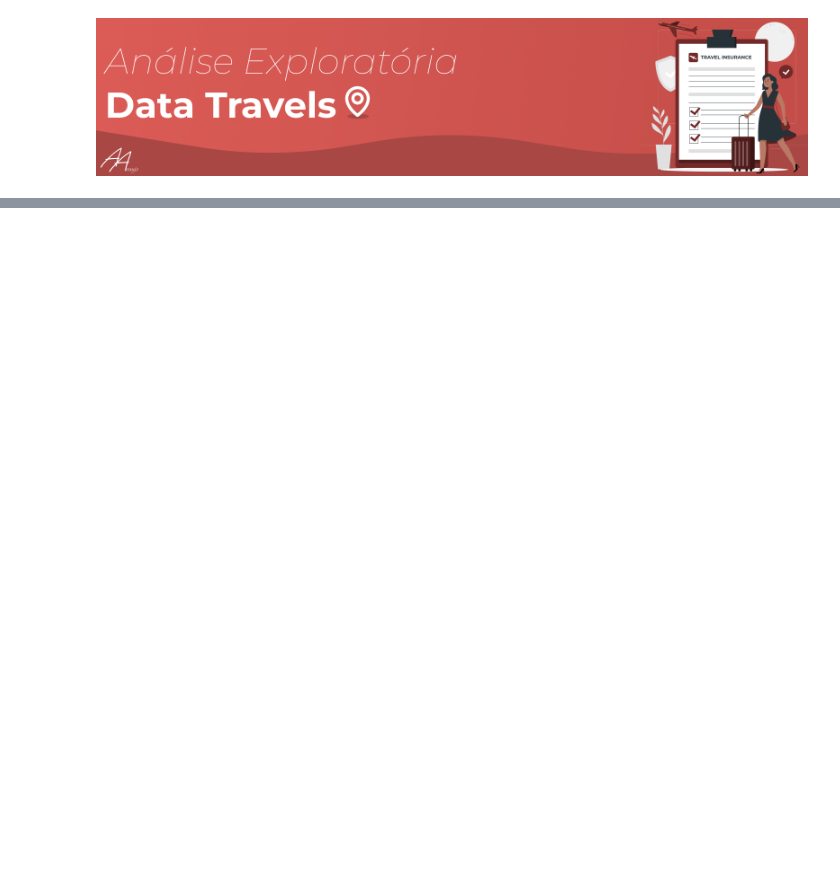
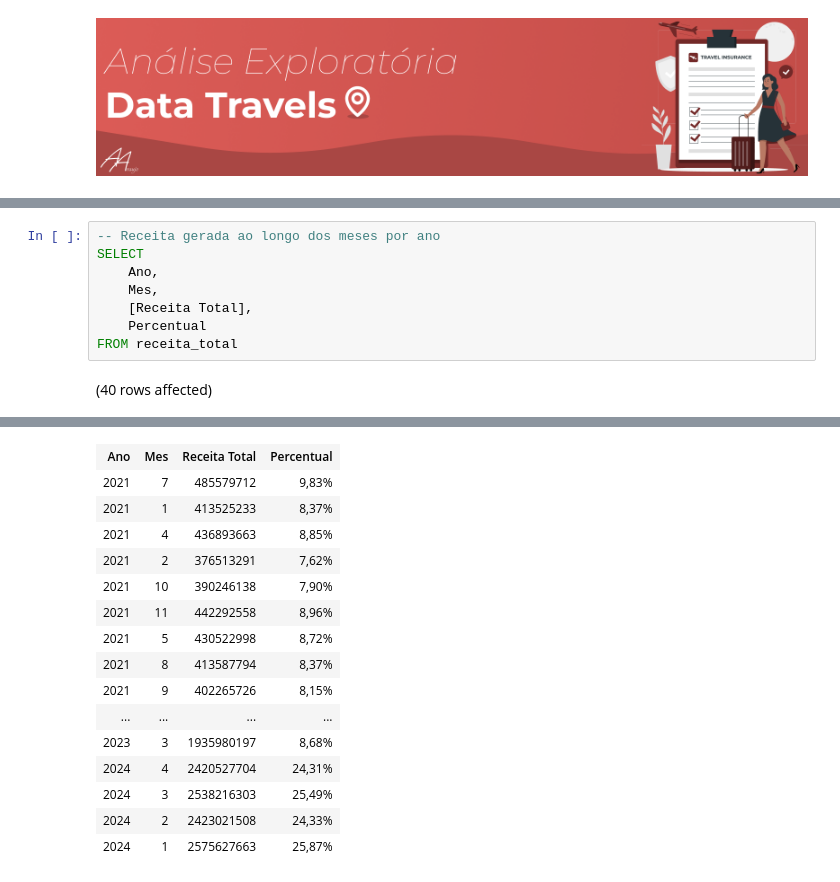
Before and after one commit to AlbertoFAraujo/SQL_EDA_Data_travels, a Jupyter notebook: EDA_Data_travels.ipynb, the cells around one changed output, grey strips where cells are left out. Cells and saved outputs as stored; diff of their text form; blank space fills up the shorter version.

Commit message:
Análise de receita

```diff
--- a/EDA_Data_travels.ipynb
+++ b/EDA_Data_travels.ipynb
@@ -27,0 +80,10 @@ Trata-se de uma base de dados de RH com dados de funcionários ativos e inativos
+# %%
+-- Receita gerada ao longo dos meses por ano
+SELECT
+    Ano,
+    Mes,
+    [Receita Total],
+    Percentual
+FROM receita_total
+# %% [output]
+(40 rows affected)
@@ -27,0 +91,16 @@ Trata-se de uma base de dados de RH com dados de funcionários ativos e inativos
+| Ano | Mes | Receita Total | Percentual |
+| 2021 | 7 | 485579712 | 9,83% |
+| 2021 | 1 | 413525233 | 8,37% |
+| 2021 | 4 | 436893663 | 8,85% |
+| 2021 | 2 | 376513291 | 7,62% |
+| 2021 | 10 | 390246138 | 7,90% |
+| 2021 | 11 | 442292558 | 8,96% |
+| 2021 | 5 | 430522998 | 8,72% |
+| 2021 | 8 | 413587794 | 8,37% |
+| 2021 | 9 | 402265726 | 8,15% |
+| ... | ... | ... | ... |
+| 2023 | 3 | 1935980197 | 8,68% |
+| 2024 | 4 | 2420527704 | 24,31% |
+| 2024 | 3 | 2538216303 | 25,49% |
+| 2024 | 2 | 2423021508 | 24,33% |
+| 2024 | 1 | 2575627663 | 25,87% |
```
Also changed, not shown: parts of 12 cells of this notebook.
